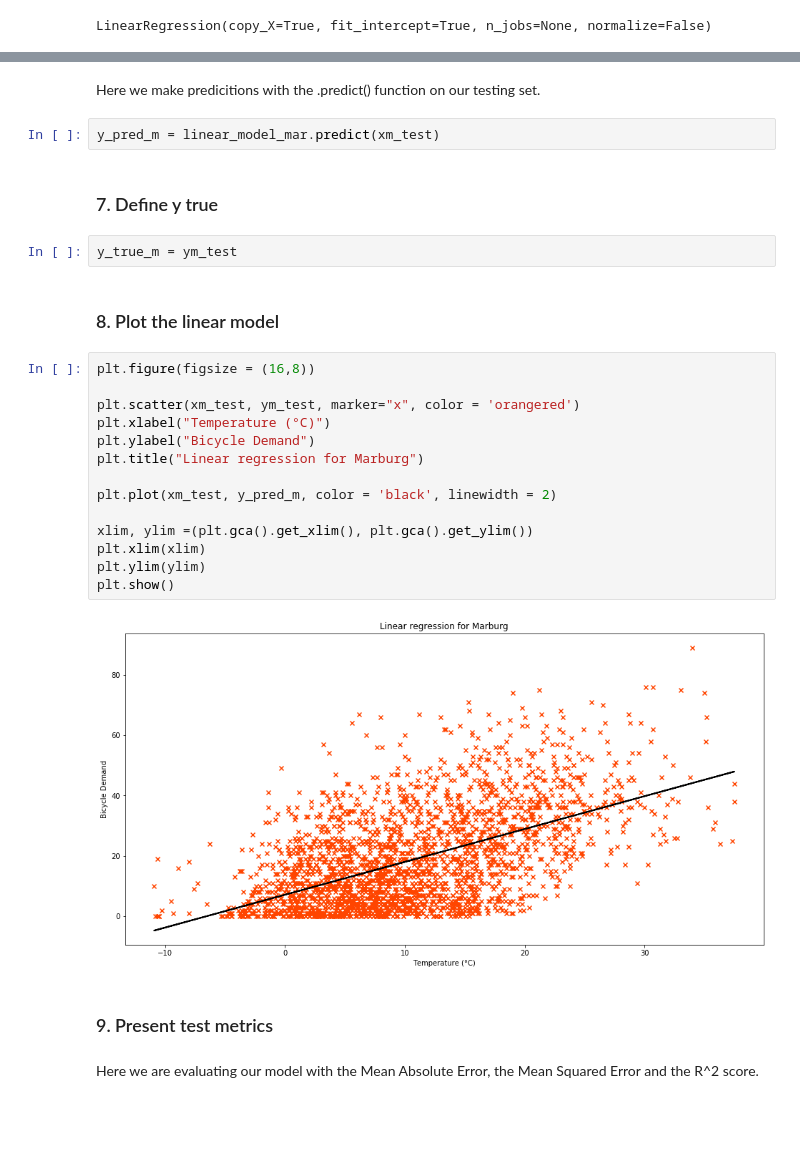
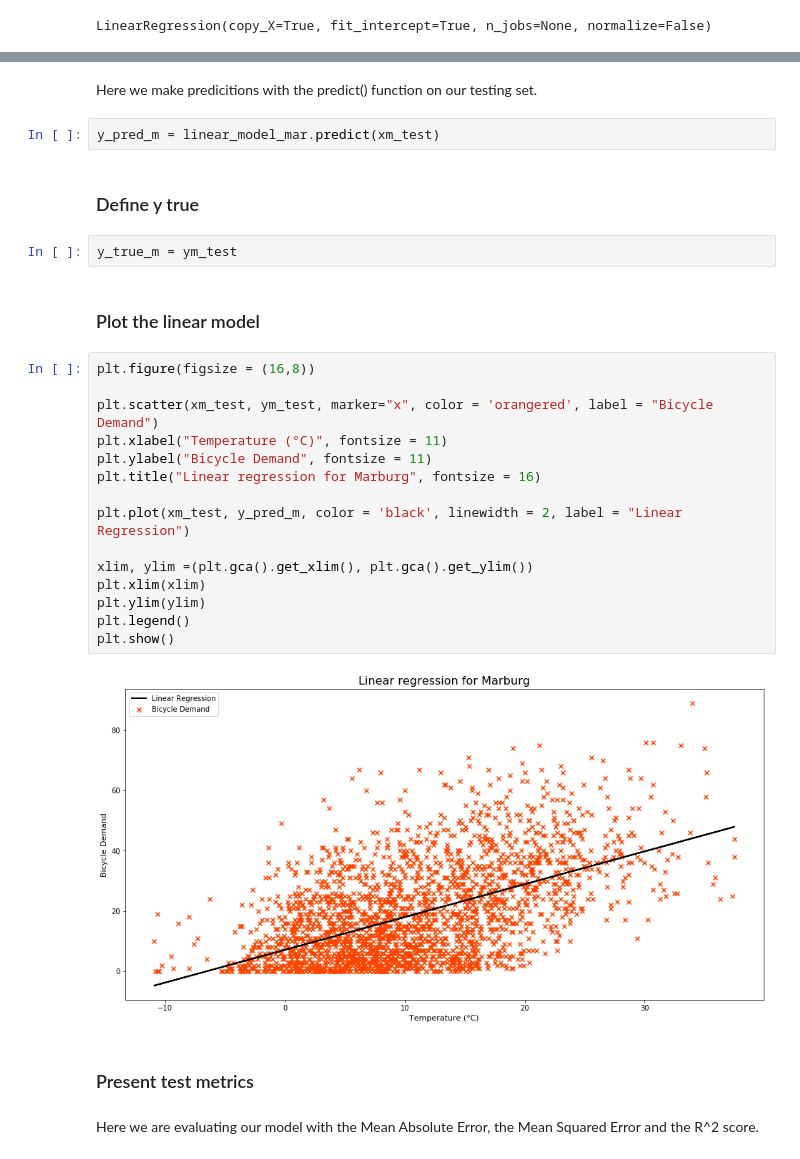
Before and after one commit to mogottsch/dsml_2020_magma, a Jupyter notebook: 3_predictive_analytics/Linear Regression.ipynb, the cells around one changed output, grey strips where cells are left out. Saved outputs shown, nothing was run; the diff lists cells and outputs as text; blank space fills up the shorter version.

Commit message:
Updated (and finalized) Linear Regression

```diff
--- a/3_predictive_analytics/Linear Regression.ipynb
+++ b/3_predictive_analytics/Linear Regression.ipynb
@@ -80,31 +84,32 @@ LinearRegression(copy_X=True, fit_intercept=True, n_jobs=None, normalize=False)
 # %% [markdown]
-Here we make predicitions with the .predict() function on our testing set.
+Here we make predicitions with the predict() function on our testing set.
 # %%
 y_pred_m = linear_model_mar.predict(xm_test)
 # %% [markdown]
-### 7. Define y true
+### Define y true
 # %%
 y_true_m = ym_test
 # %% [markdown]
-### 8. Plot the linear model
+### Plot the linear model
 # %%
 plt.figure(figsize = (16,8))
 
-plt.scatter(xm_test, ym_test, marker="x", color = 'orangered')
-plt.xlabel("Temperature (°C)")
-plt.ylabel("Bicycle Demand")
-plt.title("Linear regression for Marburg")
+plt.scatter(xm_test, ym_test, marker="x", color = 'orangered', label = "Bicycle Demand")
+plt.xlabel("Temperature (°C)", fontsize = 11)
+plt.ylabel("Bicycle Demand", fontsize = 11)
+plt.title("Linear regression for Marburg", fontsize = 16)
 
-plt.plot(xm_test, y_pred_m, color = 'black', linewidth = 2)
+plt.plot(xm_test, y_pred_m, color = 'black', linewidth = 2, label = "Linear Regression")
 
 xlim, ylim =(plt.gca().get_xlim(), plt.gca().get_ylim())
 plt.xlim(xlim)
 plt.ylim(ylim)
+plt.legend()
 plt.show()
 # %% [output]
-[figure, old version]
+[figure, new version]
 # %% [markdown]
-### 9. Present test metrics
+### Present test metrics
 # %% [markdown]
 Here we are evaluating our model with the Mean Absolute Error, the Mean Squared Error and the R^2 score.
 # %%
```
Also changed, not shown: parts of 44 cells of this notebook.
